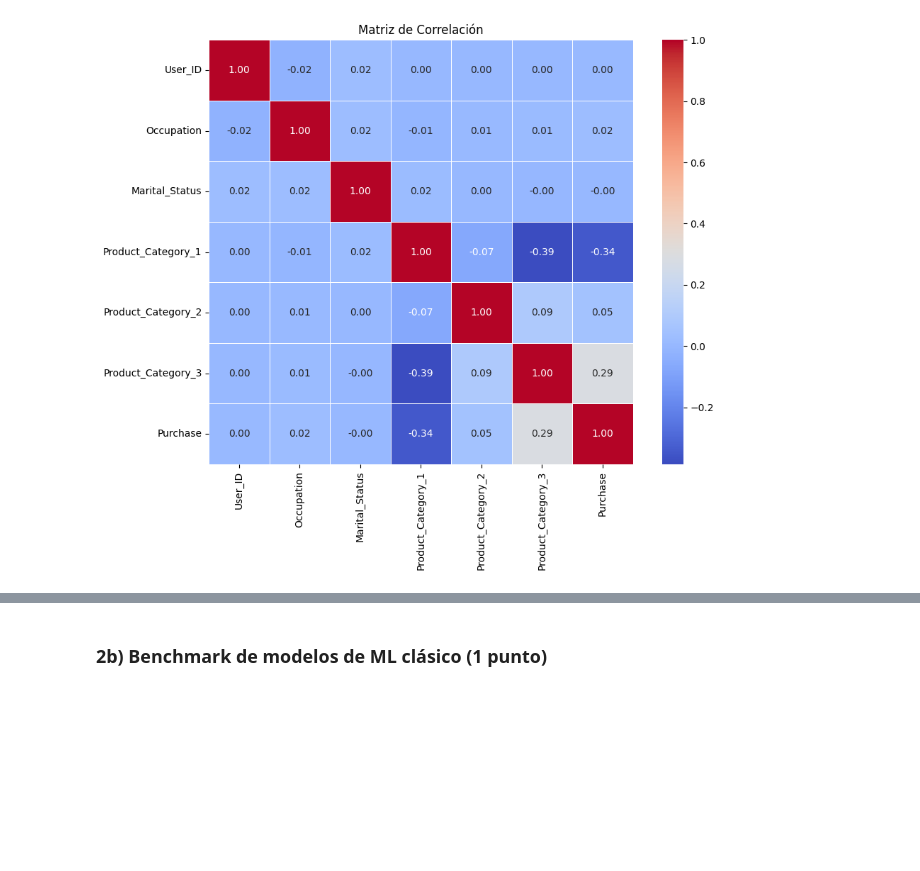
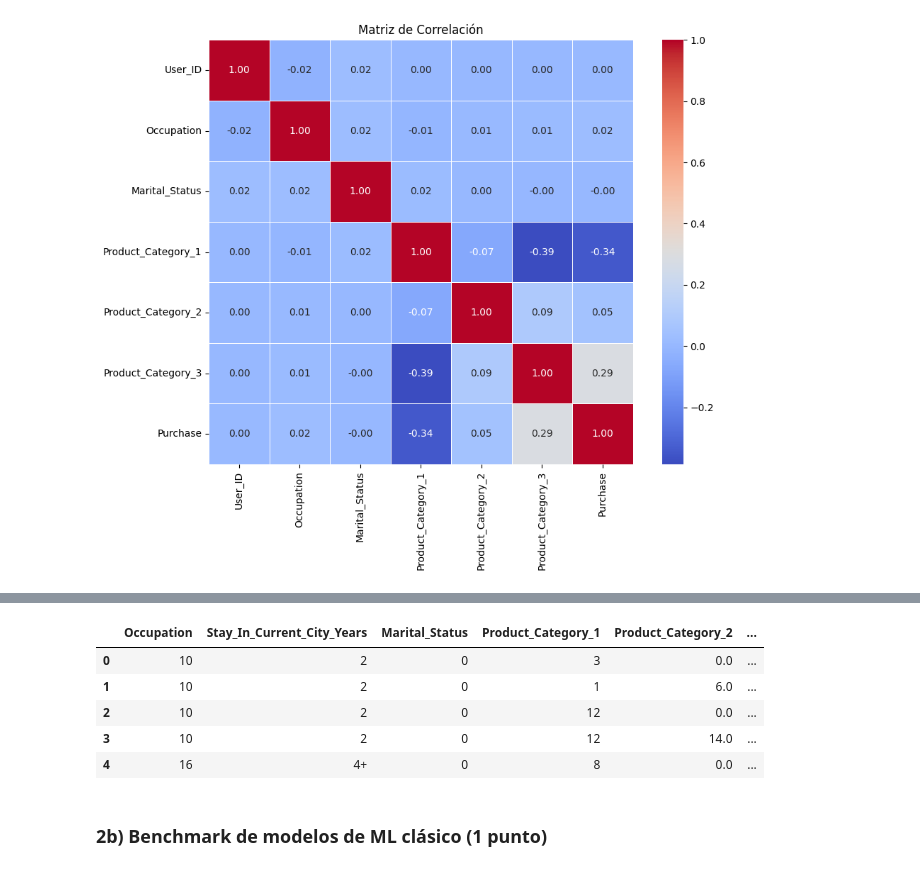
Before and after one commit to joagonzalez/ceia-aprendizaje-profundo, a Jupyter notebook: tp1/notebook.ipynb, the cells around one changed output, grey strips where cells are left out. Cells and saved outputs as stored; diff of their text form; code cells hidden in the pictures; blank space fills up the shorter version.

```diff
--- a/tp1/notebook.ipynb
+++ b/tp1/notebook.ipynb
@@ -717,3 +771,12 @@ plt.show()
+# %%
+df.head()
+# %% [output]
+|  | Occupation | Stay_In_Current_City_Years | Marital_Status | Product_Category_1 | Product_Category_2 | ... |
+| 0 | 10 | 2 | 0 | 3 | 0.0 | ... |
+| 1 | 10 | 2 | 0 | 1 | 6.0 | ... |
+| 2 | 10 | 2 | 0 | 12 | 0.0 | ... |
+| 3 | 10 | 2 | 0 | 12 | 14.0 | ... |
+| 4 | 16 | 4+ | 0 | 8 | 0.0 | ... |
 # %% [markdown]
 ### 2b) Benchmark de modelos de ML clásico  (1 punto)
 # %% [markdown]
```
Also changed, not shown: parts of 16 cells of this notebook.
